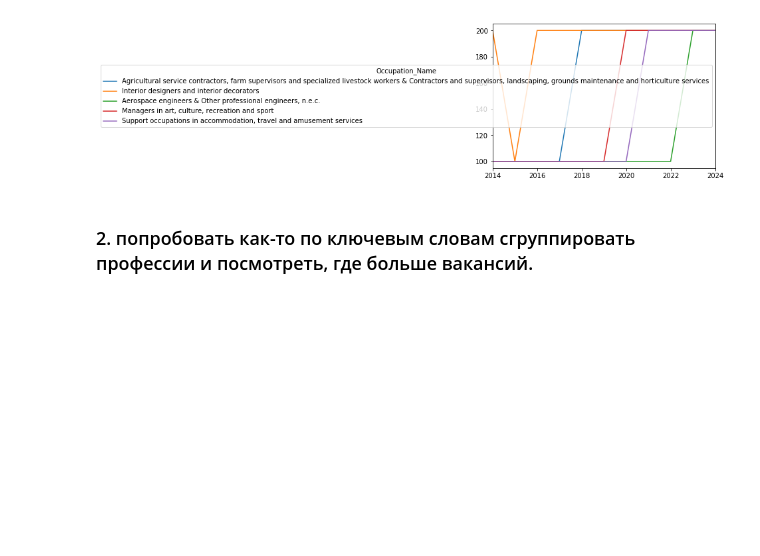
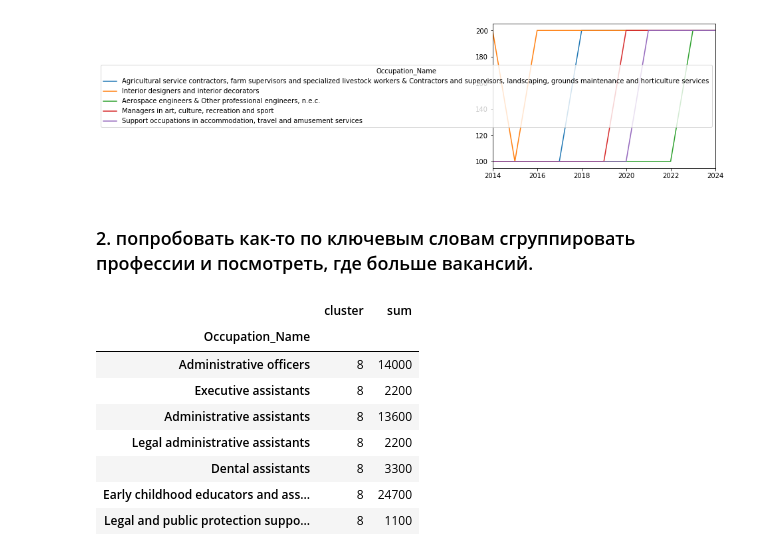
Before and after one commit to livestalker-archive/python-17, a Jupyter notebook: hw8/hw8.ipynb, the cells around one changed output. Cells and saved outputs as stored; diff of their text form; code cells hidden in the pictures; blank space fills up the shorter version.

```diff
--- a/hw8/hw8.ipynb
+++ b/hw8/hw8.ipynb
@@ -297,0 +317,12 @@ data.loc[max_idx].T.plot()
+# %%
+grouped.get_group(8)
+# %% [output]
+|  | cluster | sum |
+| Occupation_Name |  |  |
+| Administrative officers | 8 | 14000 |
+| Executive assistants | 8 | 2200 |
+| Administrative assistants | 8 | 13600 |
+| Legal administrative assistants | 8 | 2200 |
+| Dental assistants | 8 | 3300 |
+| Early childhood educators and ass... | 8 | 24700 |
+| Legal and public protection suppo... | 8 | 1100 |
```
Also changed, not shown: parts of 11 cells of this notebook.
